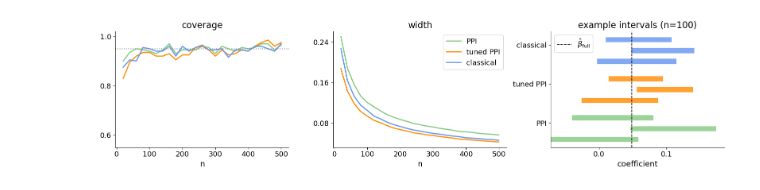
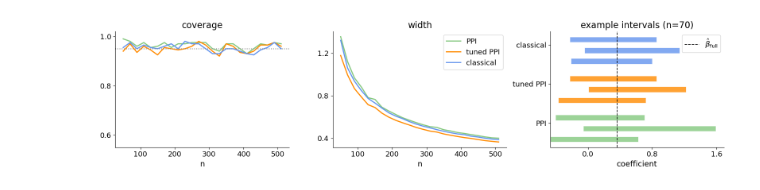
Before and after one commit to aangelopoulos/ppi_py, a Jupyter notebook: examples/eff-ppi/webgpt/length_vote_association.ipynb, the cells around one changed output. Drawn from its saved outputs; the diff is of its cells as text; code cells hidden in the pictures.

Commit message:
[add logistic]

```diff
--- a/examples/eff-ppi/webgpt/length_vote_association.ipynb
+++ b/examples/eff-ppi/webgpt/length_vote_association.ipynb
@@ -81,12 +86,14 @@ PPI++              [0.0081, 0.1034]     0.0952          +2.7%
 # Width and coverage as a function of n
 alpha = 0.05
 n_trials = 200
-ns = np.arange(20, 520, 20)
+ns = np.arange(50, 520, 20)
 coord = 1  # length_diff coefficient
 
-# "True" coefficient from full-data OLS
-beta_true = np.linalg.lstsq(X, Y, rcond=None)[0][coord]
-print(f"Full-data OLS coefficient for length_diff: {beta_true:.4f}")
+# "True" coefficient from full-data logistic regression
+lr = LogisticRegression(penalty=None, solver="lbfgs", max_iter=10000, tol=1e-15, fit_intercept=False)
+lr.fit(X, Y)
+beta_true = lr.coef_.squeeze()[coord]
+print(f"Full-data logistic regression coefficient for length_diff: {beta_true:.4f}")
 
 widths = {m: np.zeros(len(ns)) for m in ["Classical", "PPI", "PPI++"]}
 covers = {m: np.zeros(len(ns)) for m in ["Classical", "PPI", "PPI++"]}
@@ -96,24 +103,35 @@ rng = np.random.default_rng(42)
 for j, n in enumerate(ns):
     w_acc = {m: 0.0 for m in widths}
     c_acc = {m: 0 for m in widths}
+    n_valid = 0
     for t in range(n_trials):
         idx = rng.permutation(len(Y))
         X_l, X_u = X[idx[:n]], X[idx[n:]]
         Y_l = Y[idx[:n]]
         Yh_l, Yh_u = Yhat[idx[:n]], Yhat[idx[n:]]
 
-        for name, ci in [
-            ("Classical", classical_ols_ci(X_l, Y_l, alpha=alpha)),
-            ("PPI", ppi_ols_ci(X_l, Y_l, Yh_l, X_u, Yh_u, alpha=alpha, lam=1)),
-            ("PPI++", ppi_ols_ci(X_l, Y_l, Yh_l, X_u, Yh_u, alpha=alpha)),
-        ]:
+        # Skip degenerate samples (e.g. all-0 or all-1)
+        if len(np.unique(Y_l)) < 2:
+            continue
+
+        try:
+            cis = [
+                ("Classical", ppi_logistic_ci(X_l, Y_l, Yh_l, X_u, Yh_u, alpha=alpha, lam=0)),
+                ("PPI", ppi_logistic_ci(X_l, Y_l, Yh_l, X_u, Yh_u, alpha=alpha, lam=1)),
+                ("PPI++", ppi_logistic_ci(X_l, Y_l, Yh_l, X_u, Yh_u, alpha=alpha)),
+            ]
+        except np.linalg.LinAlgError:
+            continue
+
+        n_valid += 1
+        for name, ci in cis:
             lo, hi = float(ci[0][coord]), float(ci[1][coord])
             w_acc[name] += hi - lo
             c_acc[name] += int(lo <= beta_true <= hi)
 
     for m in widths:
-        widths[m][j] = w_acc[m] / n_trials
-        covers[m][j] = c_acc[m] / n_trials
+        widths[m][j] = w_acc[m] / n_valid if n_valid > 0 else np.nan
+        covers[m][j] = c_acc[m] / n_valid if n_valid > 0 else np.nan
     if (j + 1) % 5 == 0:
-        print(f"  n={n} done")
+        print(f"  n={n} done ({n_valid}/{n_trials} valid trials)")
 # %% [output]
@@ -165,7 +182,7 @@ labels = {"Classical": "classical", "PPI": "PPI", "PPI++": "tuned PPI"}
 method_order = ["PPI", "PPI++", "Classical"]
 
 # Example intervals for the third panel
-n_ex = 100
+n_ex = 70
 n_examples = 3
 coord = 1
 rng_ex = np.random.default_rng(7)
@@ -177,9 +194,9 @@ for _ in range(n_examples):
     Y_l = Y[idx[:n_ex]]
     Yh_l, Yh_u = Yhat[idx[:n_ex]], Yhat[idx[n_ex:]]
     for name, ci in [
-        ("Classical", classical_ols_ci(X_l, Y_l, alpha=alpha)),
-        ("PPI", ppi_ols_ci(X_l, Y_l, Yh_l, X_u, Yh_u, alpha=alpha, lam=1)),
-        ("PPI++", ppi_ols_ci(X_l, Y_l, Yh_l, X_u, Yh_u, alpha=alpha)),
+        ("Classical", ppi_logistic_ci(X_l, Y_l, Yh_l, X_u, Yh_u, alpha=alpha, lam=0)),
+        ("PPI", ppi_logistic_ci(X_l, Y_l, Yh_l, X_u, Yh_u, alpha=alpha, lam=1)),
+        ("PPI++", ppi_logistic_ci(X_l, Y_l, Yh_l, X_u, Yh_u, alpha=alpha)),
     ]:
         example_cis[name].append((float(ci[0][coord]), float(ci[1][coord])))
 
@@ -206,31 +223,31 @@ axes[1].legend(fontsize=13)
 axes[1].tick_params(axis='both', labelsize=13)
 axes[1].yaxis.set_major_locator(plt.MaxNLocator(3))
 
 # Example intervals (right)
 y_pos = 0
 yticks, ytick_labels = [], []
 gap = 0.6
 for m in method_order:
     for i, (lo, hi) in enumerate(example_cis[m]):
         axes[2].barh(y_pos, hi - lo, left=lo, height=0.5, color=colors[m], alpha=0.8,
                       edgecolor="white", linewidth=0.5)
         y_pos += 1
     yticks.append(y_pos - n_examples / 2)
     ytick_labels.append(labels[m])
     y_pos += gap
 
 axes[2].axvline(beta_true, color="black", linestyle="--", linewidth=1.2, label=r"$\hat\beta_{\mathrm{full}}$")
 axes[2].set_yticks(yticks)
 axes[2].set_yticklabels(ytick_labels, fontsize=13)
 axes[2].set_xlabel("coefficient", fontsize=14)
 axes[2].set_title(f"example intervals (n={n_ex})", fontsize=16)
 axes[2].tick_params(axis='x', labelsize=13)
 axes[2].legend(fontsize=13)
 axes[2].xaxis.set_major_locator(plt.MaxNLocator(3))
 
 sns.despine(top=True, right=True)
 plt.tight_layout()
 os.makedirs('./plots/', exist_ok=True)
 plt.savefig('./plots/length_vote.pdf')
 # %% [output]
-[figure, old version]
+[figure, new version]
```
Also changed, not shown: parts of 4 cells of this notebook, 2 other files.
